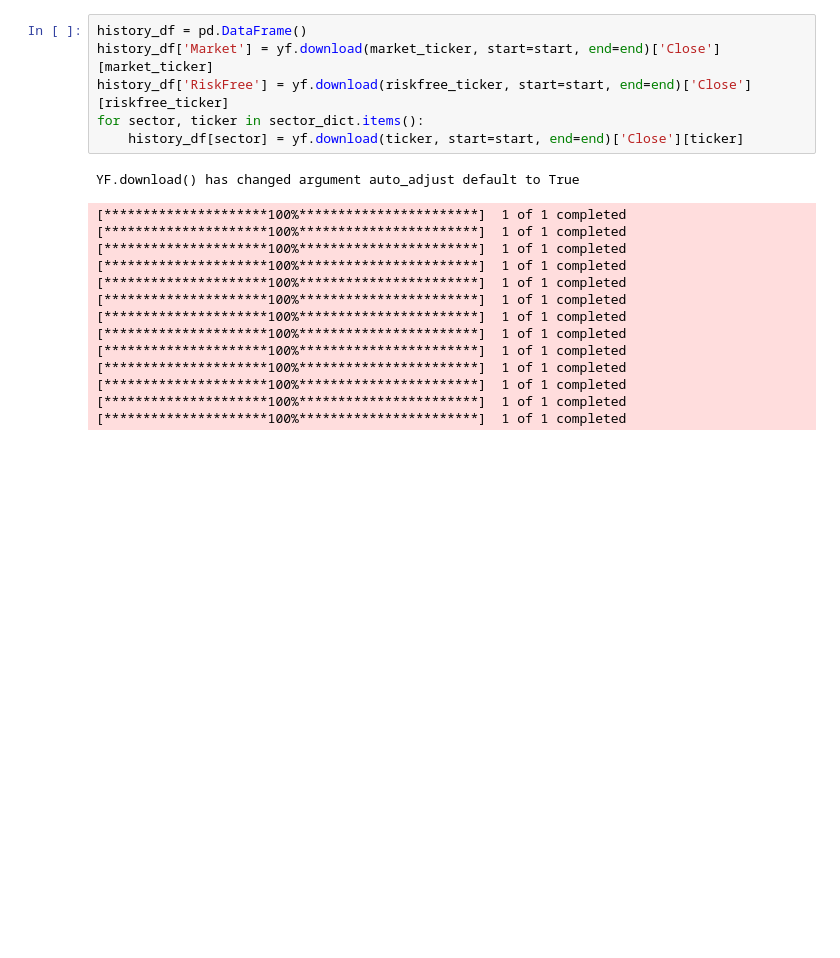
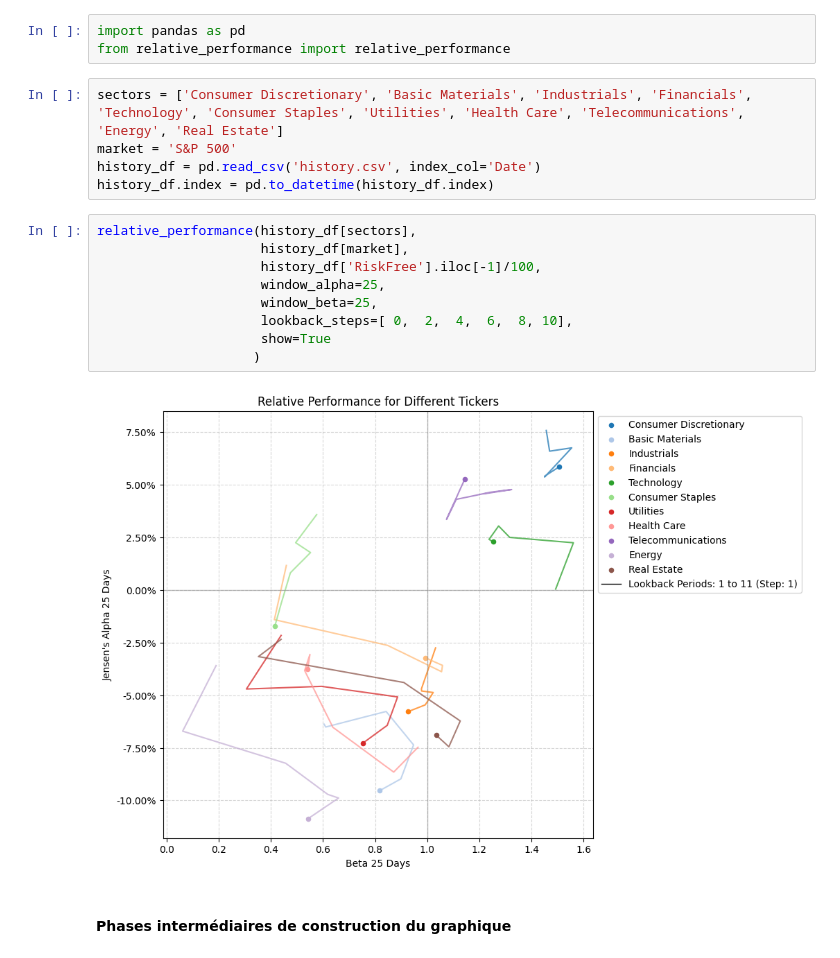
Before and after one commit to Matteo-Bernard/Relative_Performance, a Jupyter notebook: relative_performance.ipynb, the cells around one changed output. Drawn from its saved outputs; the diff is of its cells as text; blank space fills up the shorter version.

```diff
--- a/relative_performance.ipynb
+++ b/relative_performance.ipynb
@@ -81,24 +1,24 @@ def alpha_jensen(asset, market, riskfree):
-# %%
-history_df = pd.DataFrame()
-history_df['Market'] = yf.download(market_ticker, start=start, end=end)['Close'][market_ticker]
-history_df['RiskFree'] = yf.download(riskfree_ticker, start=start, end=end)['Close'][riskfree_ticker]
-for sector, ticker in sector_dict.items():
-    history_df[sector] = yf.download(ticker, start=start, end=end)['Close'][ticker]
-# %% [output]
-YF.download() has changed argument auto_adjust default to True
-[*********************100%***********************]  1 of 1 completed
-[*********************100%***********************]  1 of 1 completed
-[*********************100%***********************]  1 of 1 completed
-[*********************100%***********************]  1 of 1 completed
-[*********************100%***********************]  1 of 1 completed
-[*********************100%***********************]  1 of 1 completed
-[*********************100%***********************]  1 of 1 completed
-[*********************100%***********************]  1 of 1 completed
-[*********************100%***********************]  1 of 1 completed
-[*********************100%***********************]  1 of 1 completed
-[*********************100%***********************]  1 of 1 completed
-[*********************100%***********************]  1 of 1 completed
-[*********************100%***********************]  1 of 1 completed
+# %%
+import pandas as pd
+from relative_performance import relative_performance
+# %%
+sectors = ['Consumer Discretionary', 'Basic Materials', 'Industrials', 'Financials', 'Technology', 'Consumer Staples', 'Utilities', 'Health Care', 'Telecommunications', 'Energy', 'Real Estate']
+market = 'S&P 500'
+history_df = pd.read_csv('history.csv', index_col='Date')
+history_df.index = pd.to_datetime(history_df.index)
+# %%
+relative_performance(history_df[sectors],
+                     history_df[market],
+                     history_df['RiskFree'].iloc[-1]/100,
+                     window_alpha=25,
+                     window_beta=25,
+                     lookback_steps=[ 0,  2,  4,  6,  8, 10],
+                     show=True
+                    )
+# %% [output]
+[figure, added]
+# %% [markdown]
+#### **Phases intermédiaires de construction du graphique**
 # %%
 windows = [25, 75]
 
```
Also changed, not shown: parts of 6 cells of this notebook, 2 other files.
